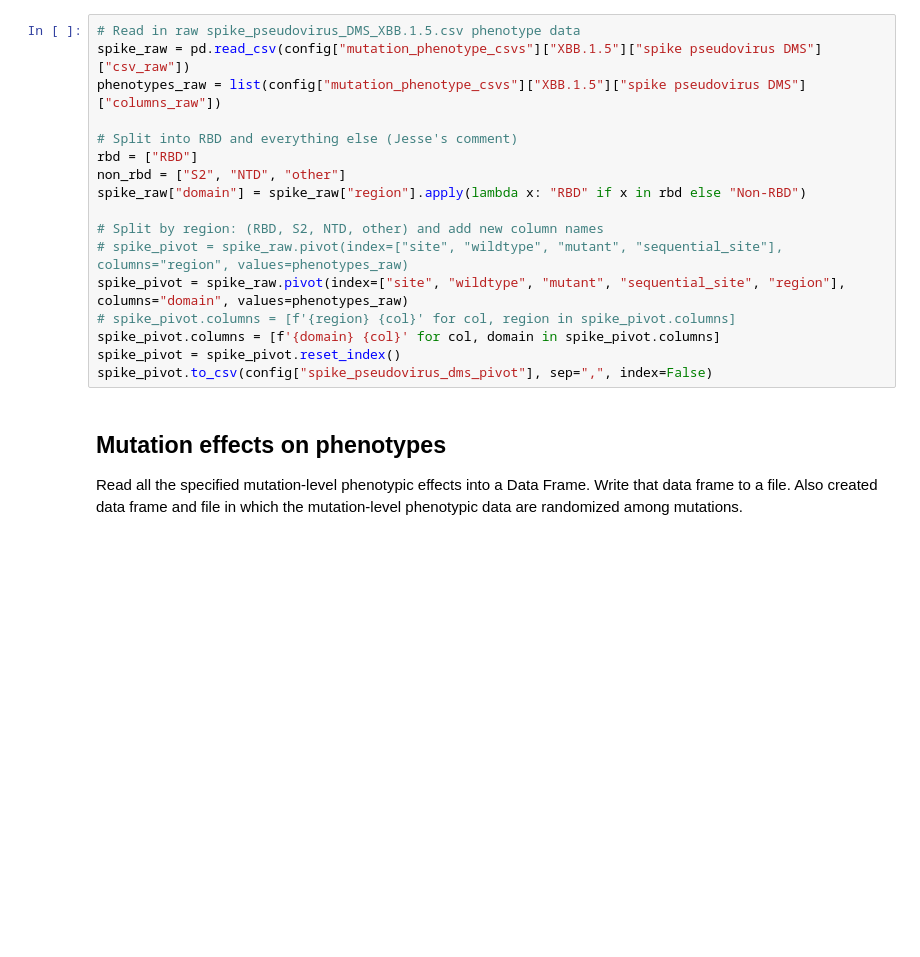
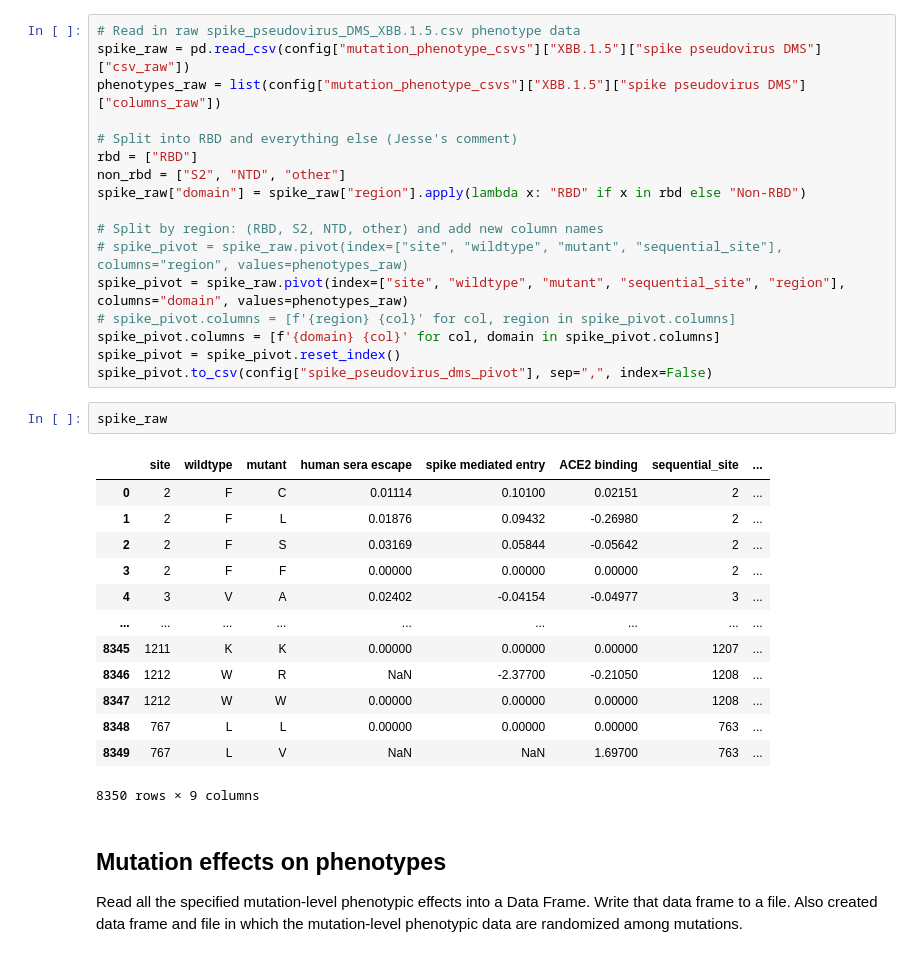
Before and after one commit to jbloomlab/SARS2-spike-predictor-phenos, a Jupyter notebook: lineage_phenotypes.ipynb, the cells around one changed output. Cells and saved outputs as stored; diff of their text form; blank space fills up the shorter version.

```diff
--- a/lineage_phenotypes.ipynb
+++ b/lineage_phenotypes.ipynb
@@ -43,6 +44,22 @@ spike_pivot = spike_raw.pivot(index=["site", "wildtype", "mutant", "sequential_s
 spike_pivot.columns = [f'{domain} {col}' for col, domain in spike_pivot.columns]
 spike_pivot = spike_pivot.reset_index()
 spike_pivot.to_csv(config["spike_pseudovirus_dms_pivot"], sep=",", index=False)
+# %%
+spike_raw
+# %% [output]
+|  | site | wildtype | mutant | human sera escape | spike mediated entry | ACE2 binding | sequential_site | ... |
+| 0 | 2 | F | C | 0.01114 | 0.10100 | 0.02151 | 2 | ... |
+| 1 | 2 | F | L | 0.01876 | 0.09432 | -0.26980 | 2 | ... |
+| 2 | 2 | F | S | 0.03169 | 0.05844 | -0.05642 | 2 | ... |
+| 3 | 2 | F | F | 0.00000 | 0.00000 | 0.00000 | 2 | ... |
+| 4 | 3 | V | A | 0.02402 | -0.04154 | -0.04977 | 3 | ... |
+| ... | ... | ... | ... | ... | ... | ... | ... | ... |
+| 8345 | 1211 | K | K | 0.00000 | 0.00000 | 0.00000 | 1207 | ... |
+| 8346 | 1212 | W | R | NaN | -2.37700 | -0.21050 | 1208 | ... |
+| 8347 | 1212 | W | W | 0.00000 | 0.00000 | 0.00000 | 1208 | ... |
+| 8348 | 767 | L | L | 0.00000 | 0.00000 | 0.00000 | 763 | ... |
+| 8349 | 767 | L | V | NaN | NaN | 1.69700 | 763 | ... |
+8350 rows × 9 columns
 # %% [markdown]
 ## Mutation effects on phenotypes
 Read all the specified mutation-level phenotypic effects into a Data Frame.
```
Also changed, not shown: parts of 5 cells of this notebook, 5 other files.
